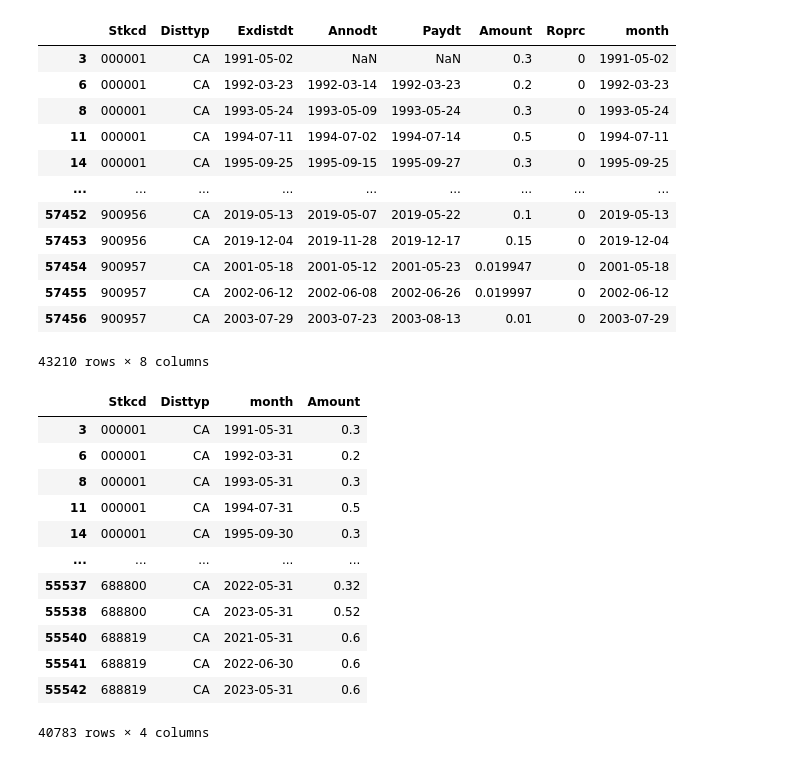
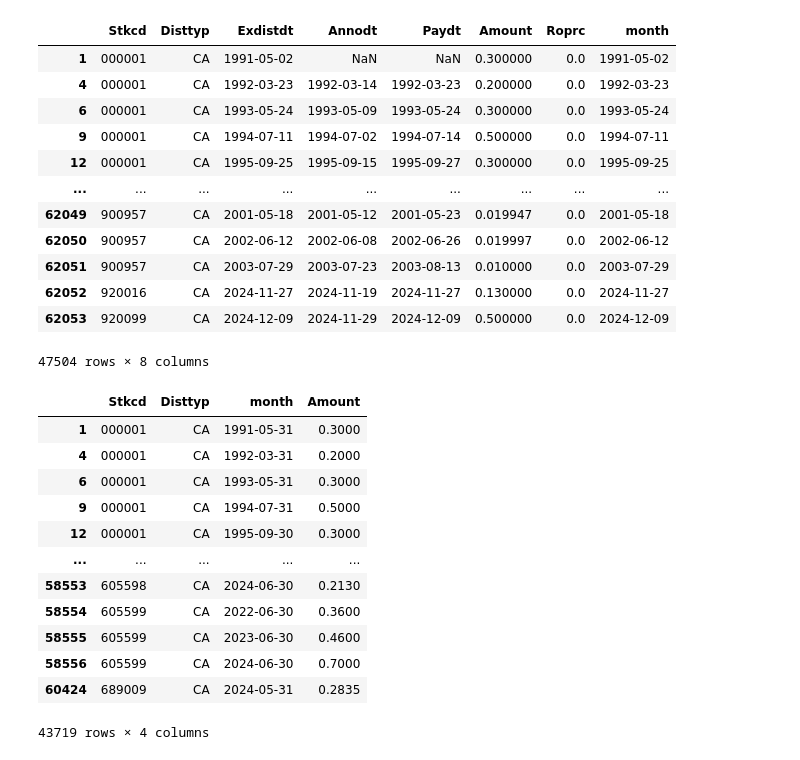
Before and after one commit to chenghang1989/Asset-Pricing-Homework, a Jupyter notebook: Homework1.ipynb, the cells around one changed output. Saved outputs shown, nothing was run; the diff lists cells and outputs as text; code cells hidden in the pictures.

```diff
--- a/Homework1.ipynb
+++ b/Homework1.ipynb
@@ -134,46 +403,47 @@ plt.show();
 # %%
 # Predictors - Price-Dividend Ratio
-dividends = pd.read_excel('D:/Academic/academic/Assetpricing/Input/Dividend/DPR_Acptl202312.xlsx')
-dividends = dividends[dividends['Disttyp'] == 'CA']
-dividends['month'] = pd.to_datetime(dividends['Exdistdt'],format='%Y-%m-%d')
+dividends = pd.read_csv('Data/DPR_Acptl202412.csv')
+dividends = dividends[dividends['Disttyp'] == 'CA'] # keep only cash dividends
+dividends['month'] = pd.to_datetime(dividends['Exdistdt'],format='%Y-%m-%d') # convert to datetime
+dividends['Stkcd'] = dividends['Stkcd'].astype(str).str.zfill(6) # 转换为字符串并补齐6位
 dividends
 # %% [output]
 |  | Stkcd | Disttyp | Exdistdt | Annodt | Paydt | Amount | Roprc | month |
-| 3 | 000001 | CA | 1991-05-02 | NaN | NaN | 0.3 | 0 | 1991-05-02 |
-| 6 | 000001 | CA | 1992-03-23 | 1992-03-14 | 1992-03-23 | 0.2 | 0 | 1992-03-23 |
-| 8 | 000001 | CA | 1993-05-24 | 1993-05-09 | 1993-05-24 | 0.3 | 0 | 1993-05-24 |
-| 11 | 000001 | CA | 1994-07-11 | 1994-07-02 | 1994-07-14 | 0.5 | 0 | 1994-07-11 |
-| 14 | 000001 | CA | 1995-09-25 | 1995-09-15 | 1995-09-27 | 0.3 | 0 | 1995-09-25 |
+| 1 | 000001 | CA | 1991-05-02 | NaN | NaN | 0.300000 | 0.0 | 1991-05-02 |
+| 4 | 000001 | CA | 1992-03-23 | 1992-03-14 | 1992-03-23 | 0.200000 | 0.0 | 1992-03-23 |
+| 6 | 000001 | CA | 1993-05-24 | 1993-05-09 | 1993-05-24 | 0.300000 | 0.0 | 1993-05-24 |
+| 9 | 000001 | CA | 1994-07-11 | 1994-07-02 | 1994-07-14 | 0.500000 | 0.0 | 1994-07-11 |
+| 12 | 000001 | CA | 1995-09-25 | 1995-09-15 | 1995-09-27 | 0.300000 | 0.0 | 1995-09-25 |
 | ... | ... | ... | ... | ... | ... | ... | ... | ... |
-| 57452 | 900956 | CA | 2019-05-13 | 2019-05-07 | 2019-05-22 | 0.1 | 0 | 2019-05-13 |
-| 57453 | 900956 | CA | 2019-12-04 | 2019-11-28 | 2019-12-17 | 0.15 | 0 | 2019-12-04 |
-| 57454 | 900957 | CA | 2001-05-18 | 2001-05-12 | 2001-05-23 | 0.019947 | 0 | 2001-05-18 |
-| 57455 | 900957 | CA | 2002-06-12 | 2002-06-08 | 2002-06-26 | 0.019997 | 0 | 2002-06-12 |
-| 57456 | 900957 | CA | 2003-07-29 | 2003-07-23 | 2003-08-13 | 0.01 | 0 | 2003-07-29 |
+| 62049 | 900957 | CA | 2001-05-18 | 2001-05-12 | 2001-05-23 | 0.019947 | 0.0 | 2001-05-18 |
+| 62050 | 900957 | CA | 2002-06-12 | 2002-06-08 | 2002-06-26 | 0.019997 | 0.0 | 2002-06-12 |
+| 62051 | 900957 | CA | 2003-07-29 | 2003-07-23 | 2003-08-13 | 0.010000 | 0.0 | 2003-07-29 |
+| 62052 | 920016 | CA | 2024-11-27 | 2024-11-19 | 2024-11-27 | 0.130000 | 0.0 | 2024-11-27 |
+| 62053 | 920099 | CA | 2024-12-09 | 2024-11-29 | 2024-12-09 | 0.500000 | 0.0 | 2024-12-09 |
-43210 rows × 8 columns
+47504 rows × 8 columns
 # %%
 # Perform data cleaning and filtering
 dividends = dividends[['Stkcd', 'Disttyp', 'month', 'Amount']].dropna()
-dividends = dividends[(dividends['Stkcd'].str.startswith(('0', '3', '6'))) & (dividends['Disttyp'] == 'CA')]
+dividends = dividends[(dividends['Stkcd'].str.startswith(('0', '3', '6'))) & (~dividends['Stkcd'].str.startswith('688')) & (dividends['Disttyp'] == 'CA')]
 
 # month 列改成月末
 dividends['month'] = dividends['month'] + MonthEnd(0)
 
-# Filter rows where 'month' is less than or equal to December 2023
-dividends = dividends[dividends['month'] <= '2023-12-31']
+# Filter rows where 'month' is less than or equal to December 2024
+dividends = dividends[dividends['month'] <= '2024-12-31']
 
 dividends
 # %% [output]
 |  | Stkcd | Disttyp | month | Amount |
-| 3 | 000001 | CA | 1991-05-31 | 0.3 |
-| 6 | 000001 | CA | 1992-03-31 | 0.2 |
-| 8 | 000001 | CA | 1993-05-31 | 0.3 |
-| 11 | 000001 | CA | 1994-07-31 | 0.5 |
-| 14 | 000001 | CA | 1995-09-30 | 0.3 |
+| 1 | 000001 | CA | 1991-05-31 | 0.3000 |
+| 4 | 000001 | CA | 1992-03-31 | 0.2000 |
+| 6 | 000001 | CA | 1993-05-31 | 0.3000 |
+| 9 | 000001 | CA | 1994-07-31 | 0.5000 |
+| 12 | 000001 | CA | 1995-09-30 | 0.3000 |
 | ... | ... | ... | ... | ... |
-| 55537 | 688800 | CA | 2022-05-31 | 0.32 |
-| 55538 | 688800 | CA | 2023-05-31 | 0.52 |
-| 55540 | 688819 | CA | 2021-05-31 | 0.6 |
-| 55541 | 688819 | CA | 2022-06-30 | 0.6 |
-| 55542 | 688819 | CA | 2023-05-31 | 0.6 |
+| 58553 | 605598 | CA | 2024-06-30 | 0.2130 |
+| 58554 | 605599 | CA | 2022-06-30 | 0.3600 |
+| 58555 | 605599 | CA | 2023-06-30 | 0.4600 |
+| 58556 | 605599 | CA | 2024-06-30 | 0.7000 |
+| 60424 | 689009 | CA | 2024-05-31 | 0.2835 |
-40783 rows × 4 columns
+43719 rows × 4 columns
```
Also changed, not shown: parts of 74 cells of this notebook, 6 other files.
